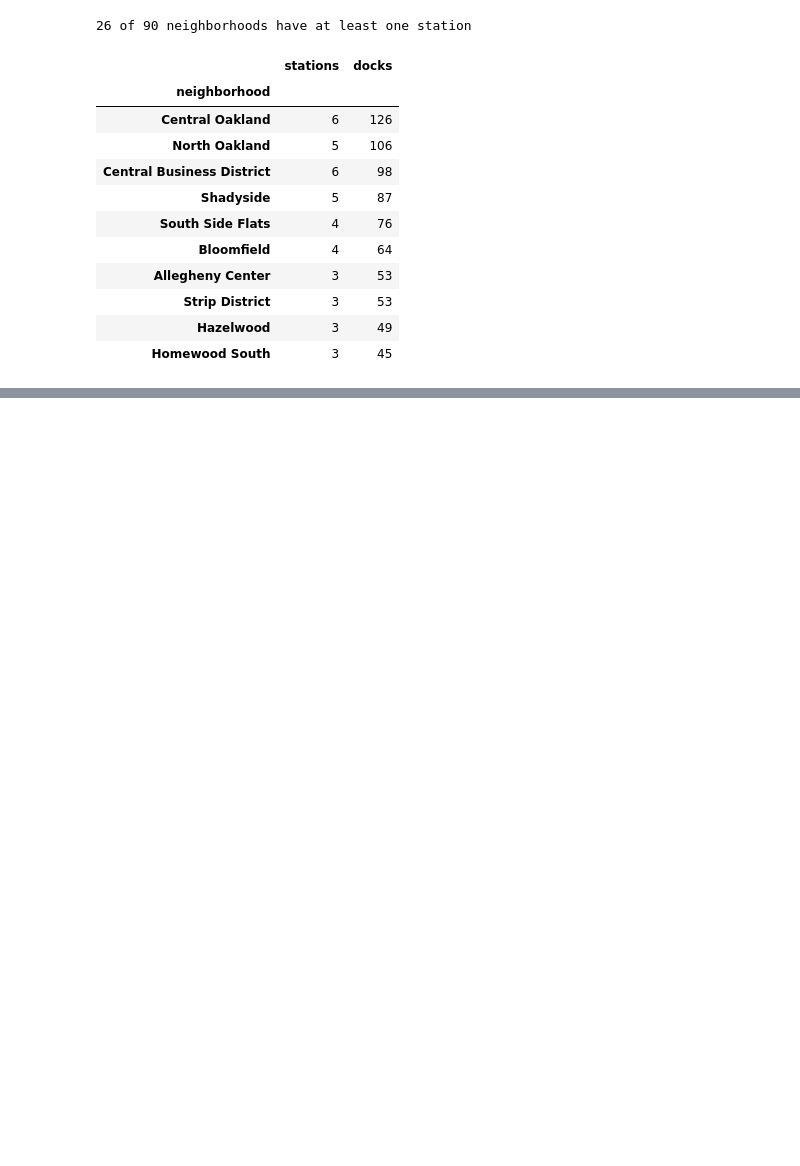
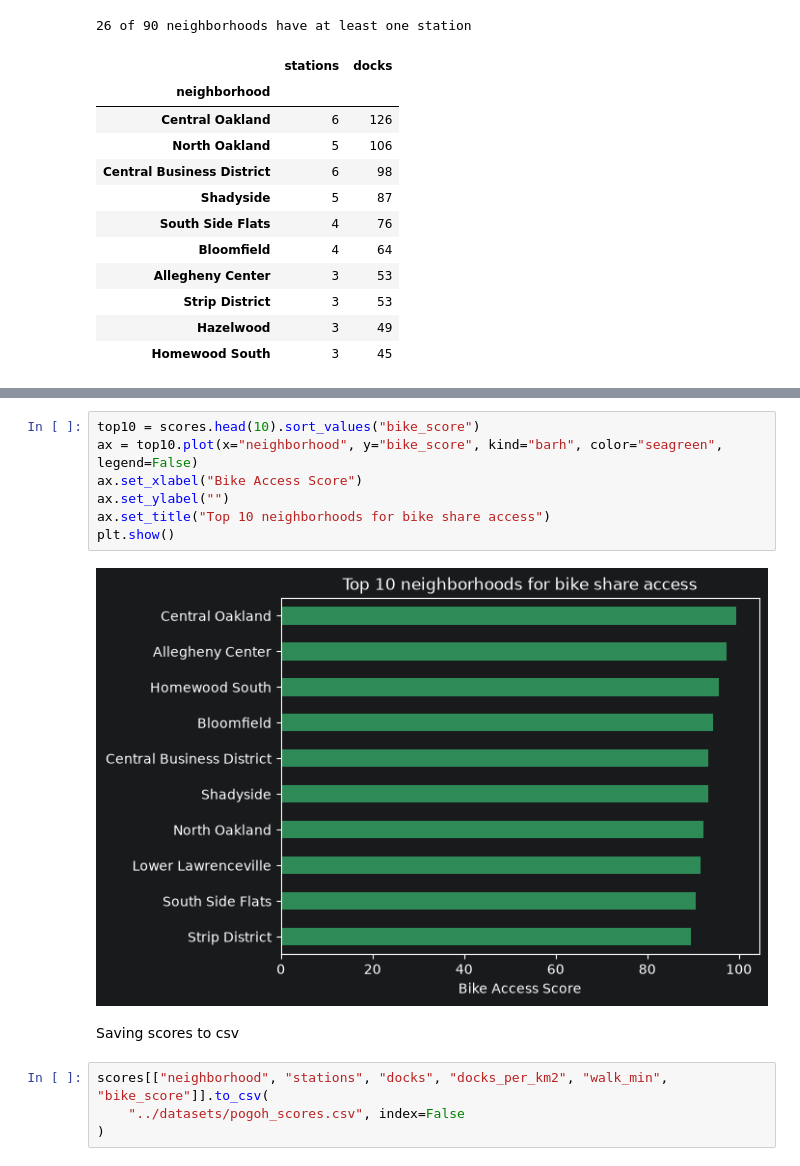
Before and after one commit to cue-balls/CMPINF0010-Final-Project, a Jupyter notebook: notebooks/pogoh_stations.ipynb, the cells around one changed output, grey strips where cells are left out. Cells and saved outputs as stored; diff of their text form; blank space fills up the shorter version.

```diff
--- a/notebooks/pogoh_stations.ipynb
+++ b/notebooks/pogoh_stations.ipynb
@@ -147,0 +233,15 @@ per_hood.head(10)
+# %%
+top10 = scores.head(10).sort_values("bike_score")
+ax = top10.plot(x="neighborhood", y="bike_score", kind="barh", color="seagreen", legend=False)
+ax.set_xlabel("Bike Access Score")
+ax.set_ylabel("")
+ax.set_title("Top 10 neighborhoods for bike share access")
+plt.show()
+# %% [output]
+[figure, added]
+# %% [markdown]
+Saving scores to csv
+# %%
+scores[["neighborhood", "stations", "docks", "docks_per_km2", "walk_min", "bike_score"]].to_csv(
+    "../datasets/pogoh_scores.csv", index=False
+)
```
Also changed, not shown: parts of 6 cells of this notebook, 1 other file.
